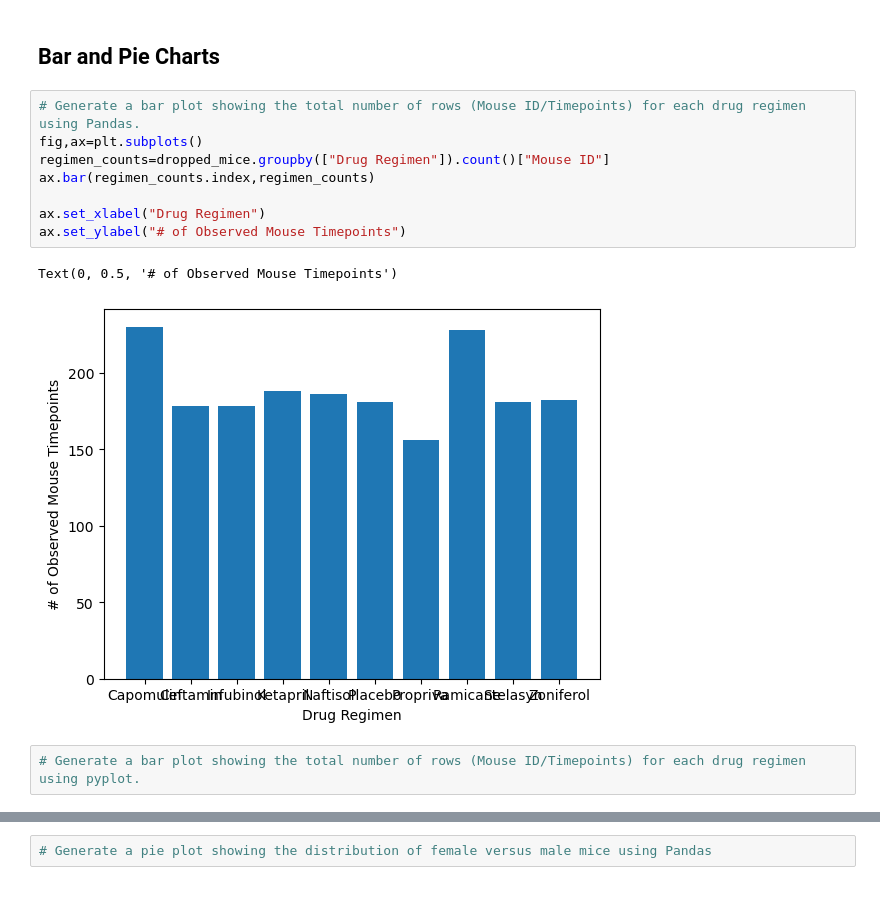
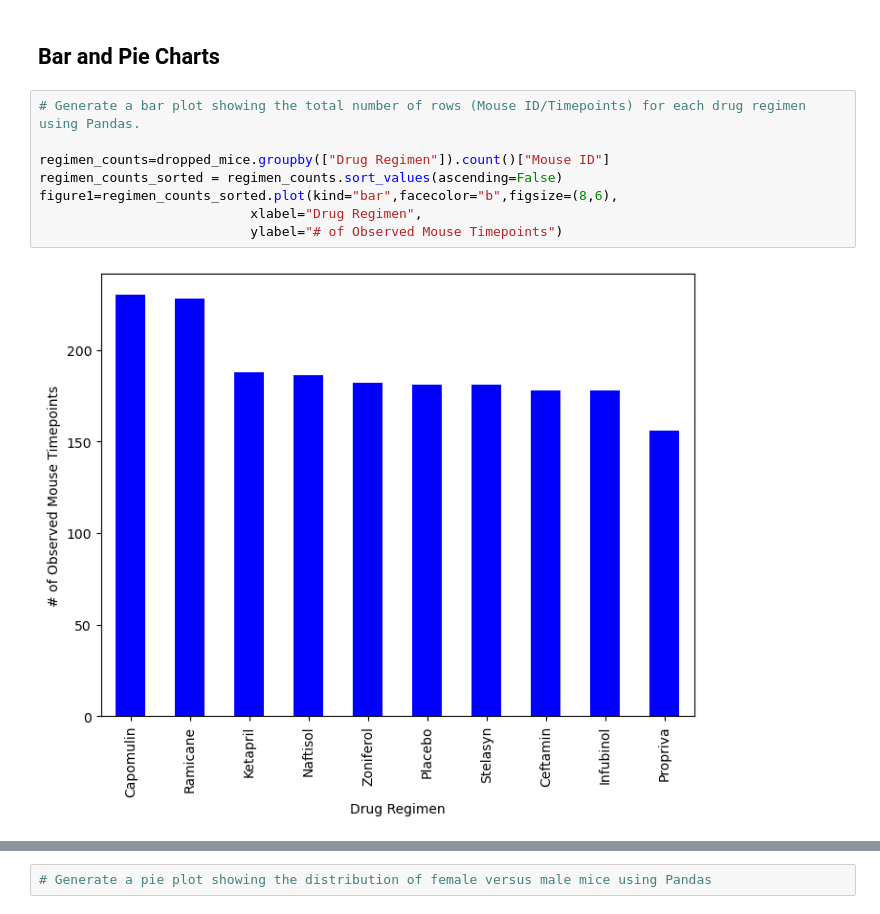
Before and after one commit to alexsking13/pyplot_challenge, a Jupyter notebook: pymaceuticals_starter_AlexEdit.ipynb, the cells around one changed output, grey strips where cells are left out. Drawn from its saved outputs; the diff is of its cells as text.

```diff
--- a/pymaceuticals_starter_AlexEdit.ipynb
+++ b/pymaceuticals_starter_AlexEdit.ipynb
@@ -128,14 +128,11 @@ agg_df
 ## Bar and Pie Charts
 # %%
 # Generate a bar plot showing the total number of rows (Mouse ID/Timepoints) for each drug regimen using Pandas.
-fig,ax=plt.subplots()
+
 regimen_counts=dropped_mice.groupby(["Drug Regimen"]).count()["Mouse ID"]
-ax.bar(regimen_counts.index,regimen_counts)
-
-ax.set_xlabel("Drug Regimen")
-ax.set_ylabel("# of Observed Mouse Timepoints")
+regimen_counts_sorted = regimen_counts.sort_values(ascending=False)
+figure1=regimen_counts_sorted.plot(kind="bar",facecolor="b",figsize=(8,6),
+                           xlabel="Drug Regimen",
+                           ylabel="# of Observed Mouse Timepoints")
 # %% [output]
-Text(0, 0.5, '# of Observed Mouse Timepoints')
-[figure, old version]
+[figure, new version]
-# %%
-# Generate a bar plot showing the total number of rows (Mouse ID/Timepoints) for each drug regimen using pyplot.
```
Also changed, not shown: parts of 1 cell of this notebook.
